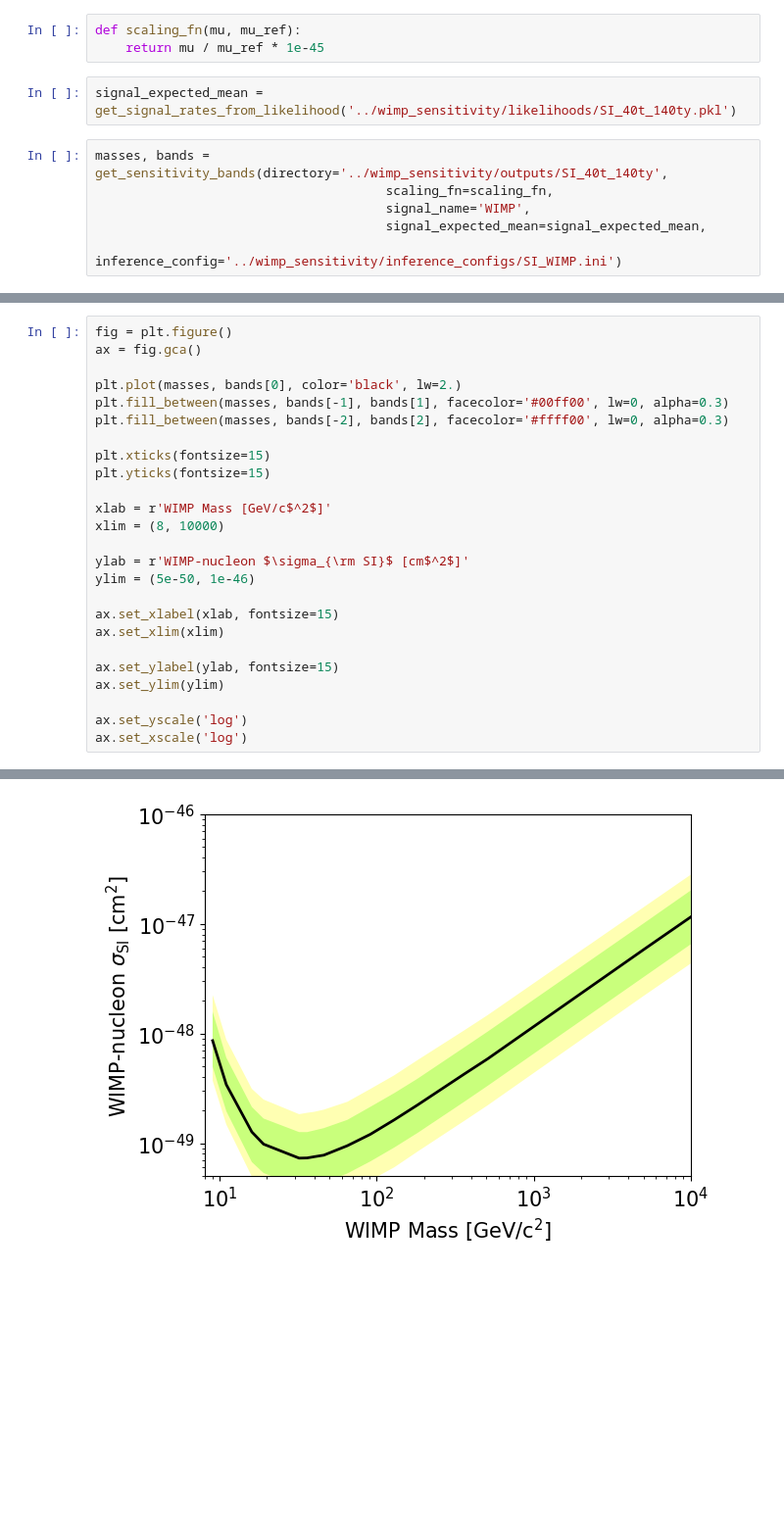
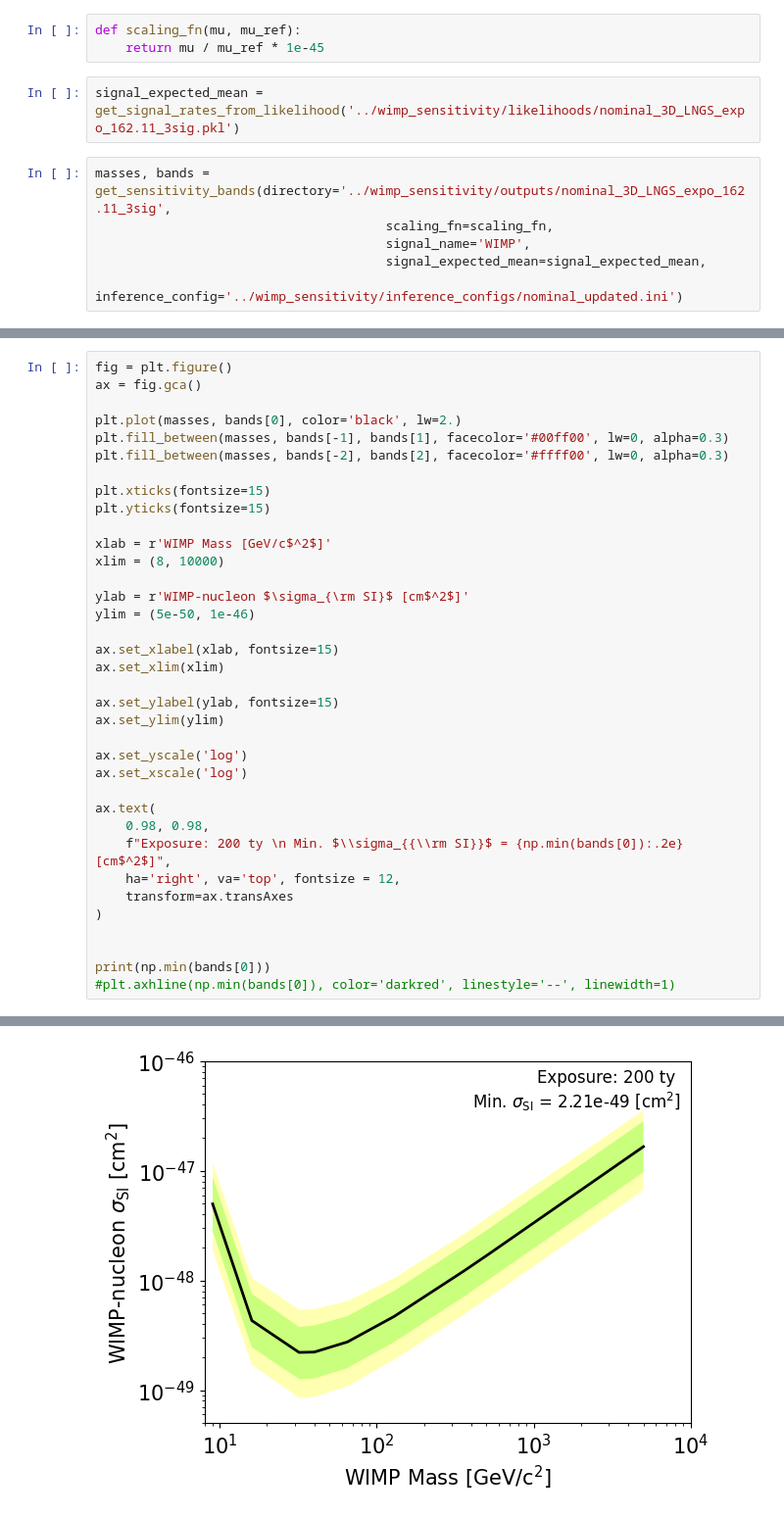
Before and after one commit to robertsjames/FlameFitSimple, a Jupyter notebook: analyses/sensitivity/get_sensitivity.ipynb, the cells around one changed output, grey strips where cells are left out. Shown at 98% size. Drawn from its saved outputs; the diff is of its cells as text; blank space fills up the shorter version.

```diff
--- a/analyses/sensitivity/get_sensitivity.ipynb
+++ b/analyses/sensitivity/get_sensitivity.ipynb
@@ -38,11 +38,11 @@ def get_signal_rates_from_likelihood(likelihood_file):
 def scaling_fn(mu, mu_ref):
     return mu / mu_ref * 1e-45
 # %%
-signal_expected_mean = get_signal_rates_from_likelihood('../wimp_sensitivity/likelihoods/SI_40t_140ty.pkl')
+signal_expected_mean = get_signal_rates_from_likelihood('../wimp_sensitivity/likelihoods/nominal_3D_LNGS_expo_162.11_3sig.pkl')
 # %%
-masses, bands = get_sensitivity_bands(directory='../wimp_sensitivity/outputs/SI_40t_140ty',
+masses, bands = get_sensitivity_bands(directory='../wimp_sensitivity/outputs/nominal_3D_LNGS_expo_162.11_3sig',
                                       scaling_fn=scaling_fn,
                                       signal_name='WIMP',
                                       signal_expected_mean=signal_expected_mean,
-                                      inference_config='../wimp_sensitivity/inference_configs/SI_WIMP.ini')
+                                      inference_config='../wimp_sensitivity/inference_configs/nominal_updated.ini')
 # %% [output]
@@ -81,4 +80,15 @@ ax.set_ylim(ylim)
 
 ax.set_yscale('log')
 ax.set_xscale('log')
+
+ax.text(
+    0.98, 0.98,
+    f"Exposure: 200 ty \n Min. $\\sigma_{{\\rm SI}}$ = {np.min(bands[0]):.2e} [cm$^2$]",
+    ha='right', va='top', fontsize = 12,
+    transform=ax.transAxes
+)
+
+
+print(np.min(bands[0]))
+#plt.axhline(np.min(bands[0]), color='darkred', linestyle='--', linewidth=1)
 # %% [output]
@@ -85 +96 @@ ax.set_xscale('log')
-[figure, old version]
+[figure, new version]
```
Also changed, not shown: parts of 3 cells of this notebook, 38 other files.
